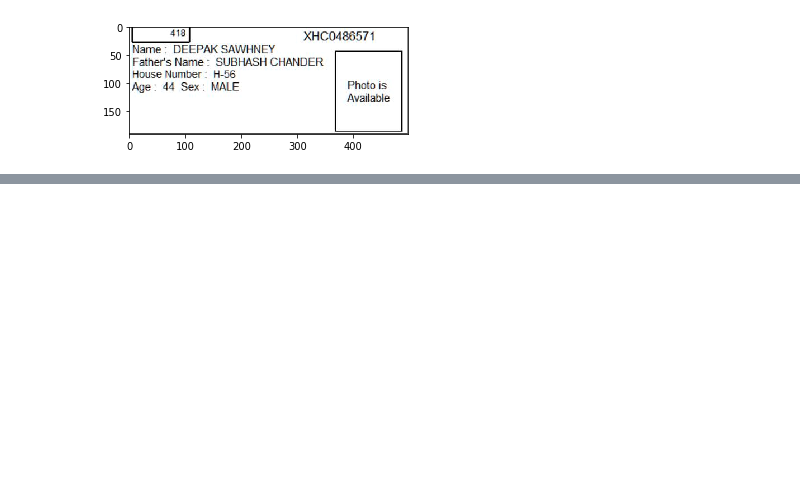
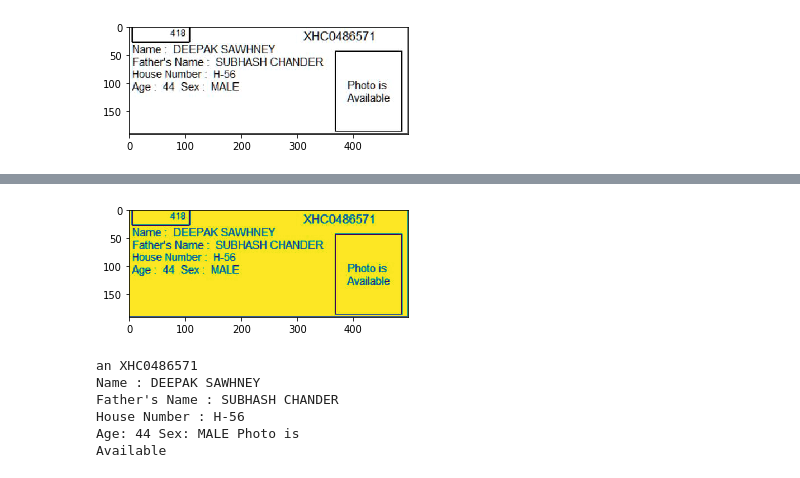
Before and after one commit to tonybenoy/bandersnatch, a Jupyter notebook: Corp box images.ipynb, the cells around one changed output, grey strips where cells are left out. Cells and saved outputs as stored; diff of their text form; code cells hidden in the pictures; blank space fills up the shorter version.

```diff
--- a/Corp box images.ipynb
+++ b/Corp box images.ipynb
@@ -34,3 +34,8 @@ for i in range(len(cnt)):
 [interactive output not drawn]
 [interactive output not drawn]
 [figure]
+# %%
+        plt.figure(figsize= (5,5))
+        plt.imshow(gray)
+        plt.show()
+# %% [output]
@@ -36,0 +45 @@ for i in range(len(cnt)):
+[figure, added]
@@ -36,0 +57,27 @@ for i in range(len(cnt)):
+# %%
+# Filter for ROI using contour area and aspect ratio
+cnts = cv2.findContours(thresh, cv2.RETR_TREE, cv2.CHAIN_APPROX_SIMPLE)
+cnts = cnts[0] if len(cnts) == 2 else cnts[1]
+for c in cnts:
+    area = cv2.contourArea(c)
+    peri = cv2.arcLength(c, True)
+    approx = cv2.approxPolyDP(c, 0.05 * peri, True)
+    x,y,w,h = cv2.boundingRect(approx)
+    aspect_ratio = w / float(h)
+    if area > 2000 and aspect_ratio > .5:
+        mask[y:y+h, x:x+w] = crop[y:y+h, x:x+w]
+
+# Perfrom OCR with Pytesseract
+data = pytesseract.image_to_string(mask, lang='eng', config='--psm 6')
+print(data)
+
+cv2.imshow('thresh', thresh)
+cv2.imshow('mask', mask)
+cv2.waitKey()
+# %% [output]
+an XHC0486571
+Name : DEEPAK SAWHNEY
+Father's Name : SUBHASH CHANDER
+House Number : H-56
+Age: 44 Sex: MALE Photo is
+Available
```
Also changed, not shown: parts of 3 cells of this notebook.
